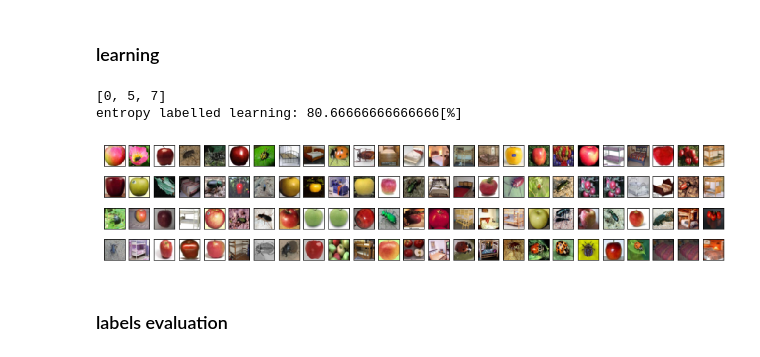
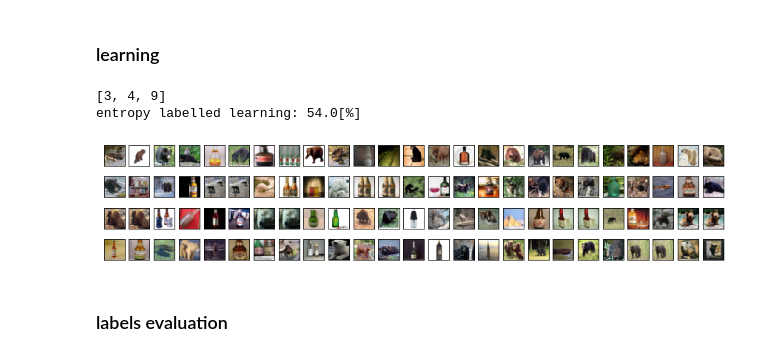
Before and after one commit to 1W1521375/entropy_labelling, a Jupyter notebook: sub-n-classes_entropy.ipynb, the cells around one changed output. Cells and saved outputs as stored; diff of their text form; code cells hidden in the pictures.

```diff
--- a/sub-n-classes_entropy.ipynb
+++ b/sub-n-classes_entropy.ipynb
@@ -244,13 +244,13 @@ img_SIZE = train_images.shape[1]*train_images.shape[2]*train_images.shape[3]
 # %%
 dataset = "cifar100"
 classes_num = 3
-orig_A3, lim_A3 = 1000, 1000
+orig_A3, lim_A3 = 500, 500
 cifar100_result = entropy_scls_learning(dataset, classes_num, orig_A3, lim_A3)
 print(f"entropy labelled learning: {cifar100_result}[%]")
 # %% [output]
-[0, 5, 7]
-entropy labelled learning: 80.66666666666666[%]
+[3, 4, 9]
+entropy labelled learning: 54.0[%]
-[figure, old version]
+[figure, new version]
 # %% [markdown]
 ### labels evaluation
 # %%
```
Also changed, not shown: parts of 6 cells of this notebook.
